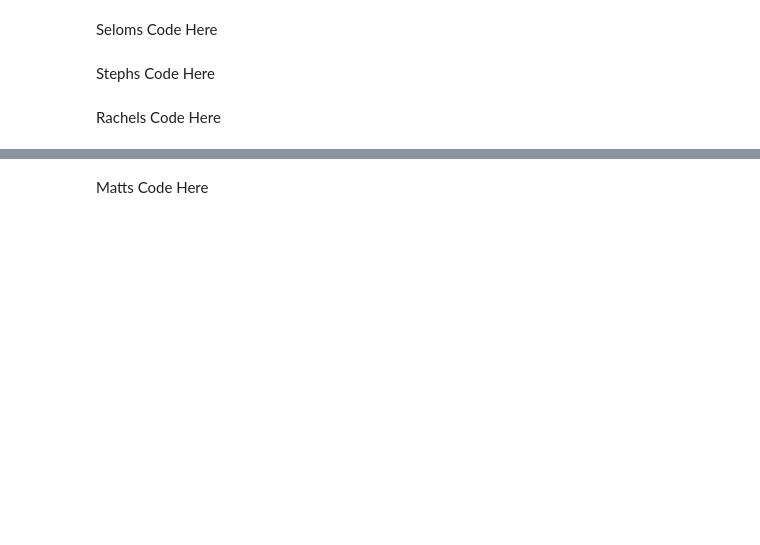
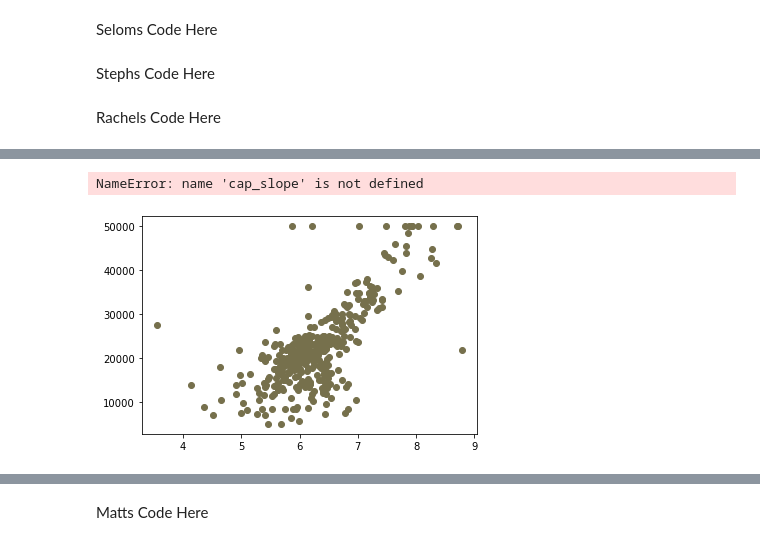
Before and after one commit to Steff-C/Final_Project, a Jupyter notebook: Boston_housing_data.ipynb, the cells around one changed output, grey strips where cells are left out. Saved outputs shown, nothing was run; the diff lists cells and outputs as text; code cells hidden in the pictures; blank space fills up the shorter version.

```diff
--- a/Boston_housing_data.ipynb
+++ b/Boston_housing_data.ipynb
@@ -96,0 +270,20 @@ Rachels Code Here
+# %%
+# Generate a scatter plot of rooms vs. value
+rooms = data.iloc[:,5]
+value = data.iloc[:,13]
+
+plt.scatter(rooms, value, color = '#76704C')
+
+#plot the linear model on top of scatter plot
+fit = cap_slope * tumor + cap_intercept
+
+plt.plot(tumor_volume, fit, "--")
+
+#label
+plt.title('Number of Rooms vs Value')
+plt.xlabel('Rooms')
+plt.ylabel('Value')
+plt.show()
+# %% [output]
+NameError: name 'cap_slope' is not defined
+[figure, added]
```
Also changed, not shown: parts of 18 cells of this notebook, 2 other files.
